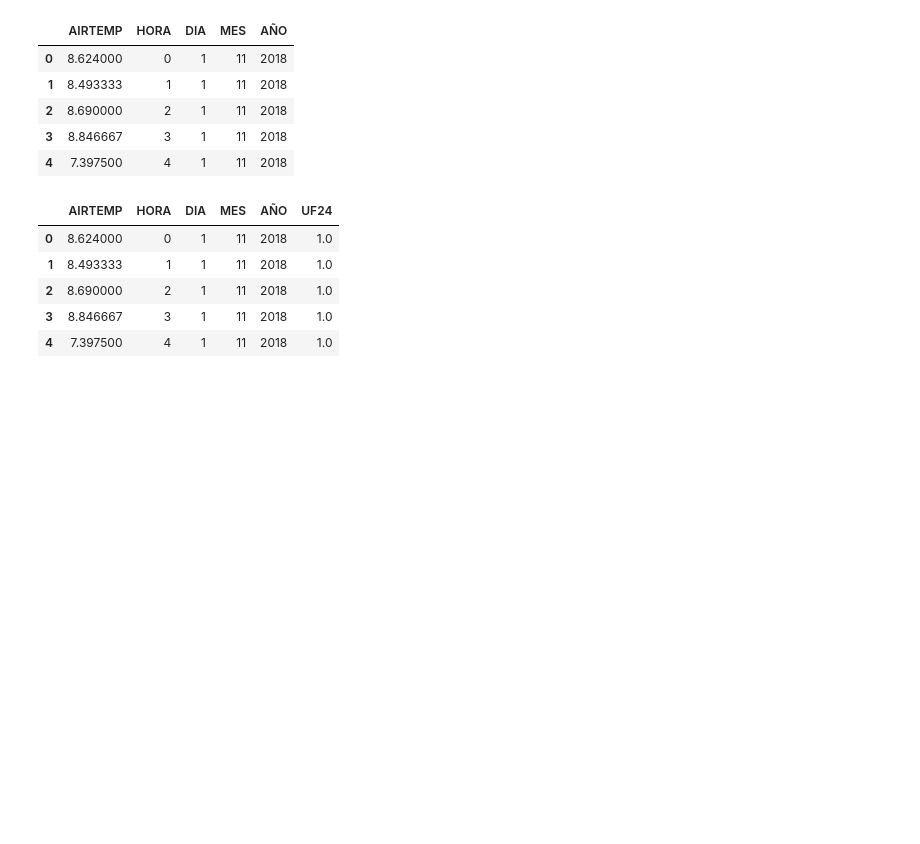
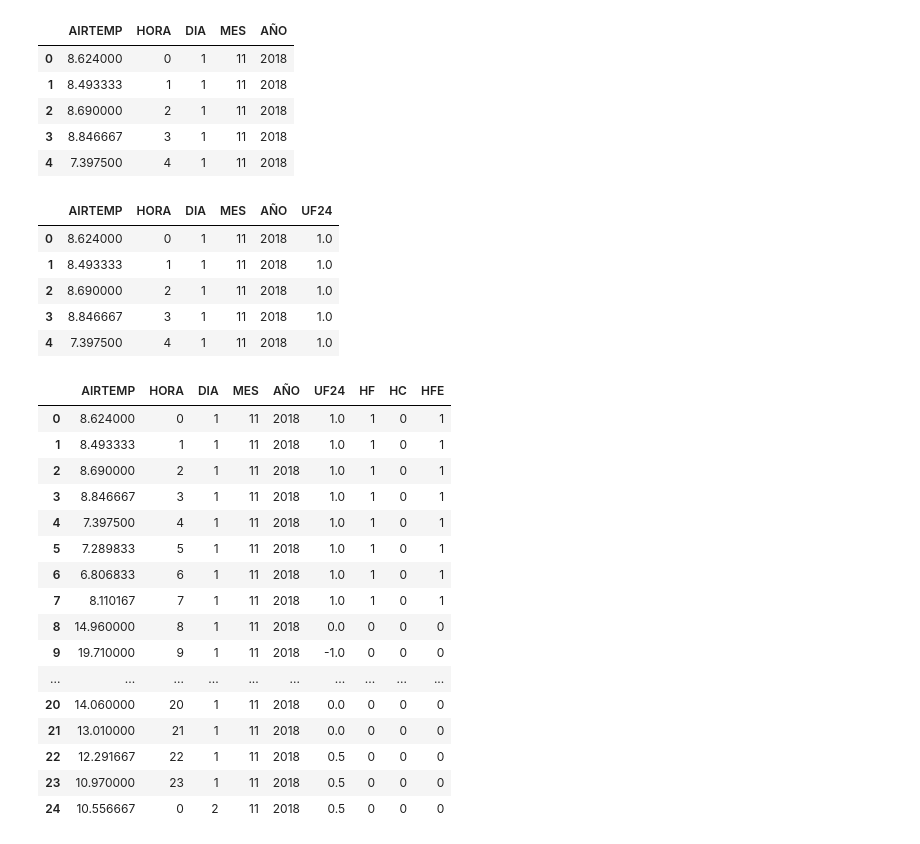
Before and after one commit to AdrianEVC/F-sica-computacional, a Jupyter notebook: Actividad6/Actividad6.ipynb, the cells around one changed output. Saved outputs shown, nothing was run; the diff lists cells and outputs as text; code cells hidden in the pictures; blank space fills up the shorter version.

```diff
--- a/Actividad6/Actividad6.ipynb
+++ b/Actividad6/Actividad6.ipynb
@@ -129,3 +129,48 @@ df2.head()
 | 2 | 8.690000 | 2 | 1 | 11 | 2018 | 1.0 |
 | 3 | 8.846667 | 3 | 1 | 11 | 2018 | 1.0 |
 | 4 | 7.397500 | 4 | 1 | 11 | 2018 | 1.0 |
+# %%
+#Cremos las nuevas columnas de:
+# HF  = Número de horas frío por día (0 < T <= 10ºC)
+# HC  = Número de horas con T >= 25ºC
+# HFE = Número de horas frío efectivas por día ( HFE= HF - HC)
+HF=[]
+HC=[]
+for i in range (0,len(df2)):
+    x=df2.AIRTEMP[i]
+    if (x<=10) :
+        j=1
+    if (x>10) :
+        j=0
+    HF.append(j)
+df2["HF"]=HF
+
+for i in range (0,len(df2)):
+    x=df2.AIRTEMP[i]
+    if (x>=25) :
+        j=1
+    if (x<25) :
+        j=0
+    HC.append(j)
+df2["HC"]=HC
+
+df2["HFE"]=df2["HF"]-df2["HC"]
+df2.head(25)
+# %% [output]
+|  | AIRTEMP | HORA | DIA | MES | AÑO | UF24 | HF | HC | HFE |
+| 0 | 8.624000 | 0 | 1 | 11 | 2018 | 1.0 | 1 | 0 | 1 |
+| 1 | 8.493333 | 1 | 1 | 11 | 2018 | 1.0 | 1 | 0 | 1 |
+| 2 | 8.690000 | 2 | 1 | 11 | 2018 | 1.0 | 1 | 0 | 1 |
+| 3 | 8.846667 | 3 | 1 | 11 | 2018 | 1.0 | 1 | 0 | 1 |
+| 4 | 7.397500 | 4 | 1 | 11 | 2018 | 1.0 | 1 | 0 | 1 |
+| 5 | 7.289833 | 5 | 1 | 11 | 2018 | 1.0 | 1 | 0 | 1 |
+| 6 | 6.806833 | 6 | 1 | 11 | 2018 | 1.0 | 1 | 0 | 1 |
+| 7 | 8.110167 | 7 | 1 | 11 | 2018 | 1.0 | 1 | 0 | 1 |
+| 8 | 14.960000 | 8 | 1 | 11 | 2018 | 0.0 | 0 | 0 | 0 |
+| 9 | 19.710000 | 9 | 1 | 11 | 2018 | -1.0 | 0 | 0 | 0 |
+| ... | ... | ... | ... | ... | ... | ... | ... | ... | ... |
+| 20 | 14.060000 | 20 | 1 | 11 | 2018 | 0.0 | 0 | 0 | 0 |
+| 21 | 13.010000 | 21 | 1 | 11 | 2018 | 0.0 | 0 | 0 | 0 |
+| 22 | 12.291667 | 22 | 1 | 11 | 2018 | 0.5 | 0 | 0 | 0 |
+| 23 | 10.970000 | 23 | 1 | 11 | 2018 | 0.5 | 0 | 0 | 0 |
+| 24 | 10.556667 | 0 | 2 | 11 | 2018 | 0.5 | 0 | 0 | 0 |
```
Also changed, not shown: parts of 10 cells of this notebook, 3 other files.
